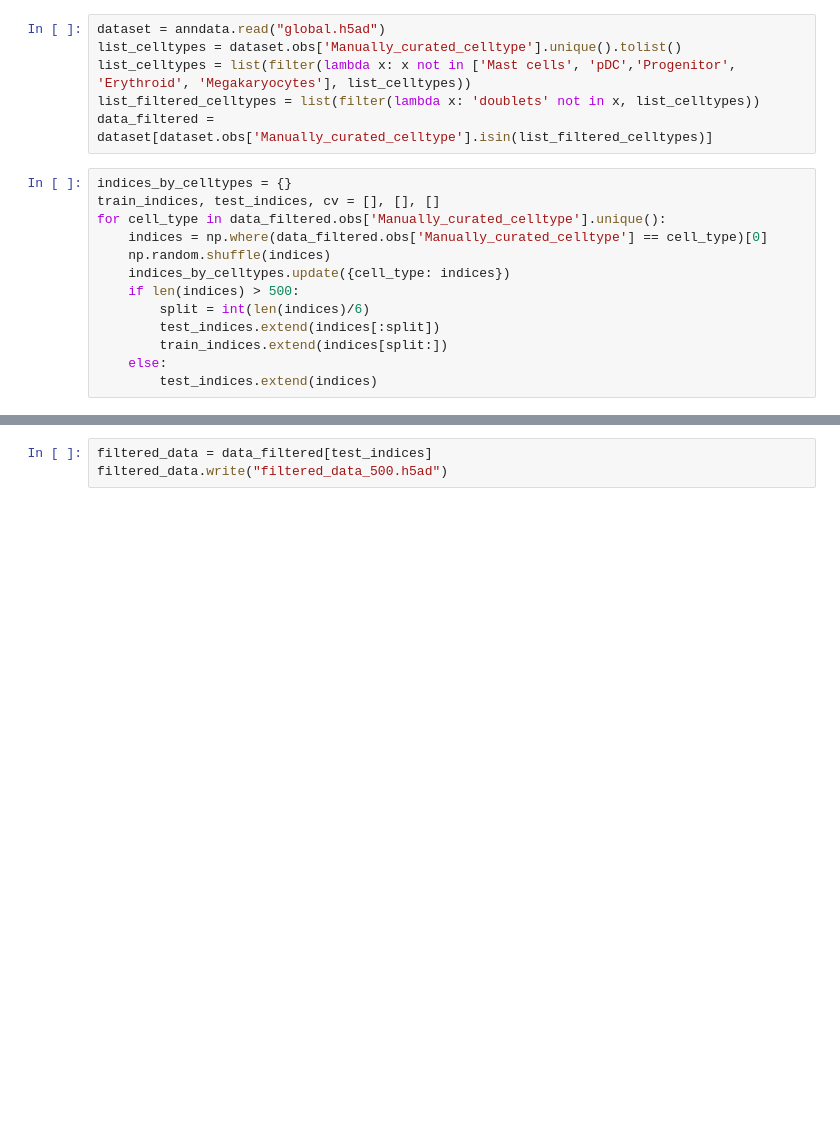
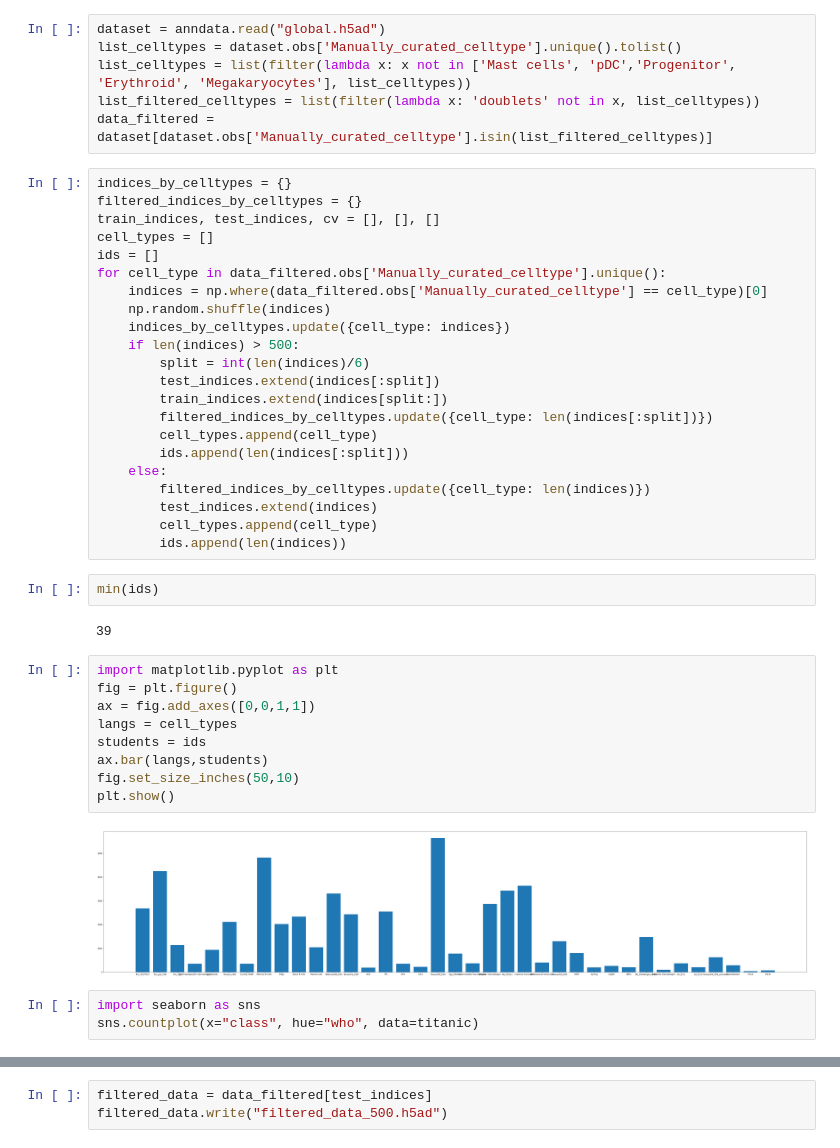
Before and after one commit to xbh0403/HCell, a Jupyter notebook: filter_full.ipynb, the cells around one changed output, grey strips where cells are left out. Drawn from its saved outputs; the diff is of its cells as text; blank space fills up the shorter version.

```diff
--- a/filter_full.ipynb
+++ b/filter_full.ipynb
@@ -9,7 +9,10 @@ list_filtered_celltypes = list(filter(lambda x: 'doublets' not in x, list_cellty
 data_filtered = dataset[dataset.obs['Manually_curated_celltype'].isin(list_filtered_celltypes)]
 # %%
 indices_by_celltypes = {}
+filtered_indices_by_celltypes = {}
 train_indices, test_indices, cv = [], [], []
+cell_types = []
+ids = []
 for cell_type in data_filtered.obs['Manually_curated_celltype'].unique():
     indices = np.where(data_filtered.obs['Manually_curated_celltype'] == cell_type)[0]
     np.random.shuffle(indices)
@@ -18,5 +21,29 @@ for cell_type in data_filtered.obs['Manually_curated_celltype'].unique():
         split = int(len(indices)/6)
         test_indices.extend(indices[:split])
         train_indices.extend(indices[split:])
+        filtered_indices_by_celltypes.update({cell_type: len(indices[:split])})
+        cell_types.append(cell_type)
+        ids.append(len(indices[:split]))
     else:
+        filtered_indices_by_celltypes.update({cell_type: len(indices)})
         test_indices.extend(indices)
+        cell_types.append(cell_type)
+        ids.append(len(indices))
+# %%
+min(ids)
+# %% [output]
+39
+# %%
+import matplotlib.pyplot as plt
+fig = plt.figure()
+ax = fig.add_axes([0,0,1,1])
+langs = cell_types
+students = ids
+ax.bar(langs,students)
+fig.set_size_inches(50,10)
+plt.show()
+# %% [output]
+[figure, added]
+# %%
+import seaborn as sns
+sns.countplot(x="class", hue="who", data=titanic)
```
Also changed, not shown: parts of 2 cells of this notebook, 18 other files.
